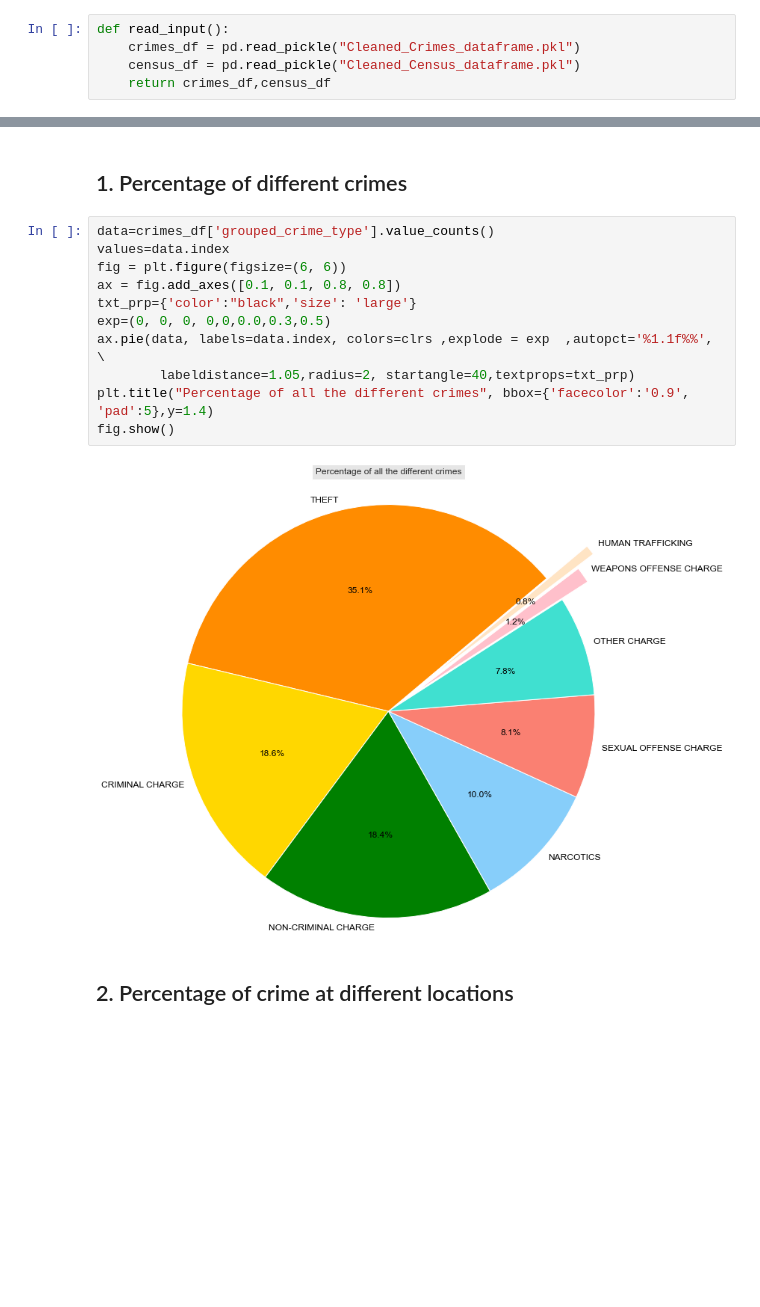
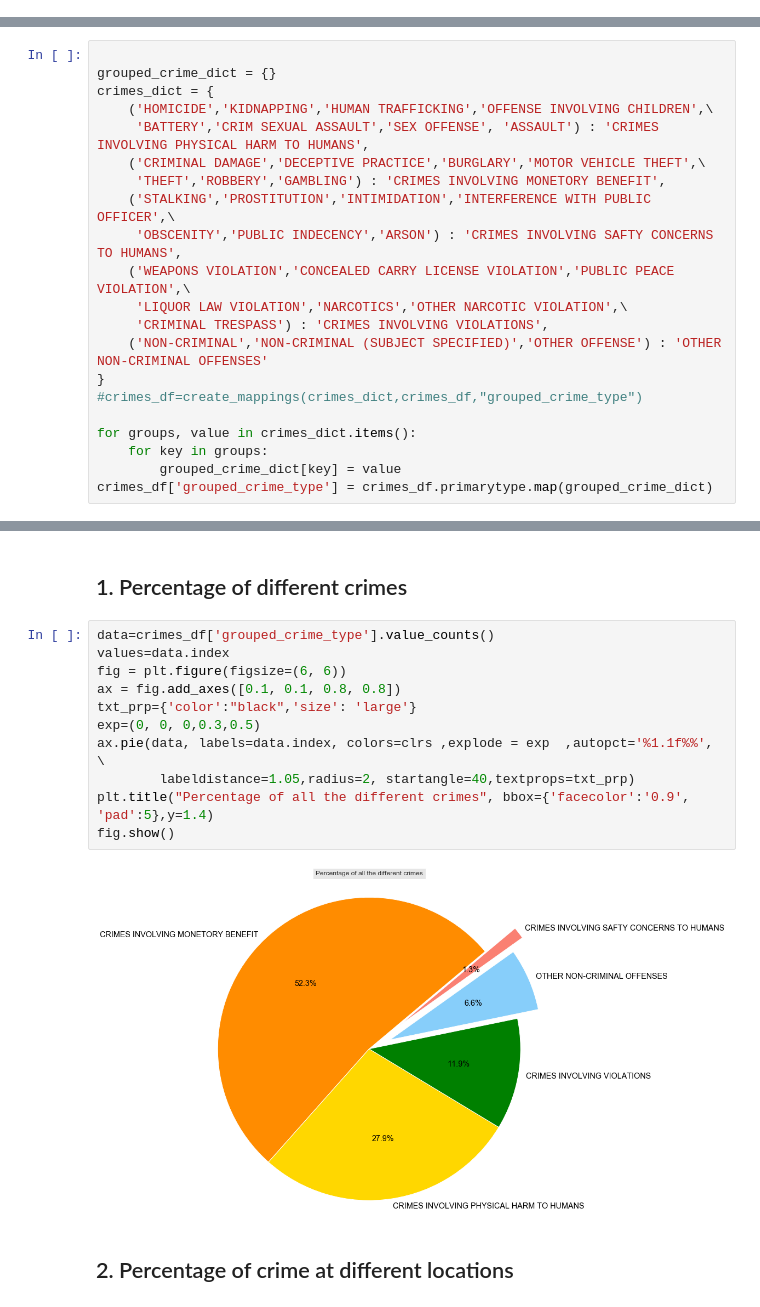
Before and after one commit to tejalvs/ChicagoCrimeAnalysis, a Jupyter notebook: Visualisations.ipynb, the cells around one changed output, grey strips where cells are left out. Cells and saved outputs as stored; diff of their text form; blank space fills up the shorter version.

```diff
--- a/Visualisations.ipynb
+++ b/Visualisations.ipynb
@@ -8,8 +11,3 @@ clrs = ['darkorange', 'gold', 'green', 'lightskyblue','salmon','turquoise','pink
 palette=sns.set_style("whitegrid")
 # %% [markdown]
 # Reading input files
-# %%
-def read_input():
-    crimes_df = pd.read_pickle("Cleaned_Crimes_dataframe.pkl")
-    census_df = pd.read_pickle("Cleaned_Census_dataframe.pkl")
-    return crimes_df,census_df
@@ -68,3 +73,24 @@ crimes_df['grouped_crime_type'] = crimes_df.primarytype.map(grouped_crime_dict)
+# %%
+
+grouped_crime_dict = {}
+crimes_dict = {
+    ('HOMICIDE','KIDNAPPING','HUMAN TRAFFICKING','OFFENSE INVOLVING CHILDREN',\
+     'BATTERY','CRIM SEXUAL ASSAULT','SEX OFFENSE', 'ASSAULT') : 'CRIMES INVOLVING PHYSICAL HARM TO HUMANS',
+    ('CRIMINAL DAMAGE','DECEPTIVE PRACTICE','BURGLARY','MOTOR VEHICLE THEFT',\
+     'THEFT','ROBBERY','GAMBLING') : 'CRIMES INVOLVING MONETORY BENEFIT',
+    ('STALKING','PROSTITUTION','INTIMIDATION','INTERFERENCE WITH PUBLIC OFFICER',\
+     'OBSCENITY','PUBLIC INDECENCY','ARSON') : 'CRIMES INVOLVING SAFTY CONCERNS TO HUMANS',
+    ('WEAPONS VIOLATION','CONCEALED CARRY LICENSE VIOLATION','PUBLIC PEACE VIOLATION',\
+     'LIQUOR LAW VIOLATION','NARCOTICS','OTHER NARCOTIC VIOLATION',\
+     'CRIMINAL TRESPASS') : 'CRIMES INVOLVING VIOLATIONS',
+    ('NON-CRIMINAL','NON-CRIMINAL (SUBJECT SPECIFIED)','OTHER OFFENSE') : 'OTHER NON-CRIMINAL OFFENSES'
+}
+#crimes_df=create_mappings(crimes_dict,crimes_df,"grouped_crime_type")
+
+for groups, value in crimes_dict.items():
+    for key in groups:
+        grouped_crime_dict[key] = value
+crimes_df['grouped_crime_type'] = crimes_df.primarytype.map(grouped_crime_dict)
 # %%
 grouped_loc_dict={}
 loc_dict = {
@@ -157,16 +183,16 @@ crimes_df["domestic"] = crimes_df["domestic"] .astype(int)
 # %%
 data=crimes_df['grouped_crime_type'].value_counts()
 values=data.index
 fig = plt.figure(figsize=(6, 6))
 ax = fig.add_axes([0.1, 0.1, 0.8, 0.8])
 txt_prp={'color':"black",'size': 'large'}
-exp=(0, 0, 0, 0,0,0.0,0.3,0.5)
+exp=(0, 0, 0,0.3,0.5)
 ax.pie(data, labels=data.index, colors=clrs ,explode = exp  ,autopct='%1.1f%%',  \
         labeldistance=1.05,radius=2, startangle=40,textprops=txt_prp)
 plt.title("Percentage of all the different crimes", bbox={'facecolor':'0.9', 'pad':5},y=1.4)
 fig.show()
 # %% [output]
-[figure, old version]
+[figure, new version]
 # %% [markdown]
 ## 2. Percentage of crime at different locations
 # %%
```
Also changed, not shown: parts of 25 cells of this notebook, 1 other file.
